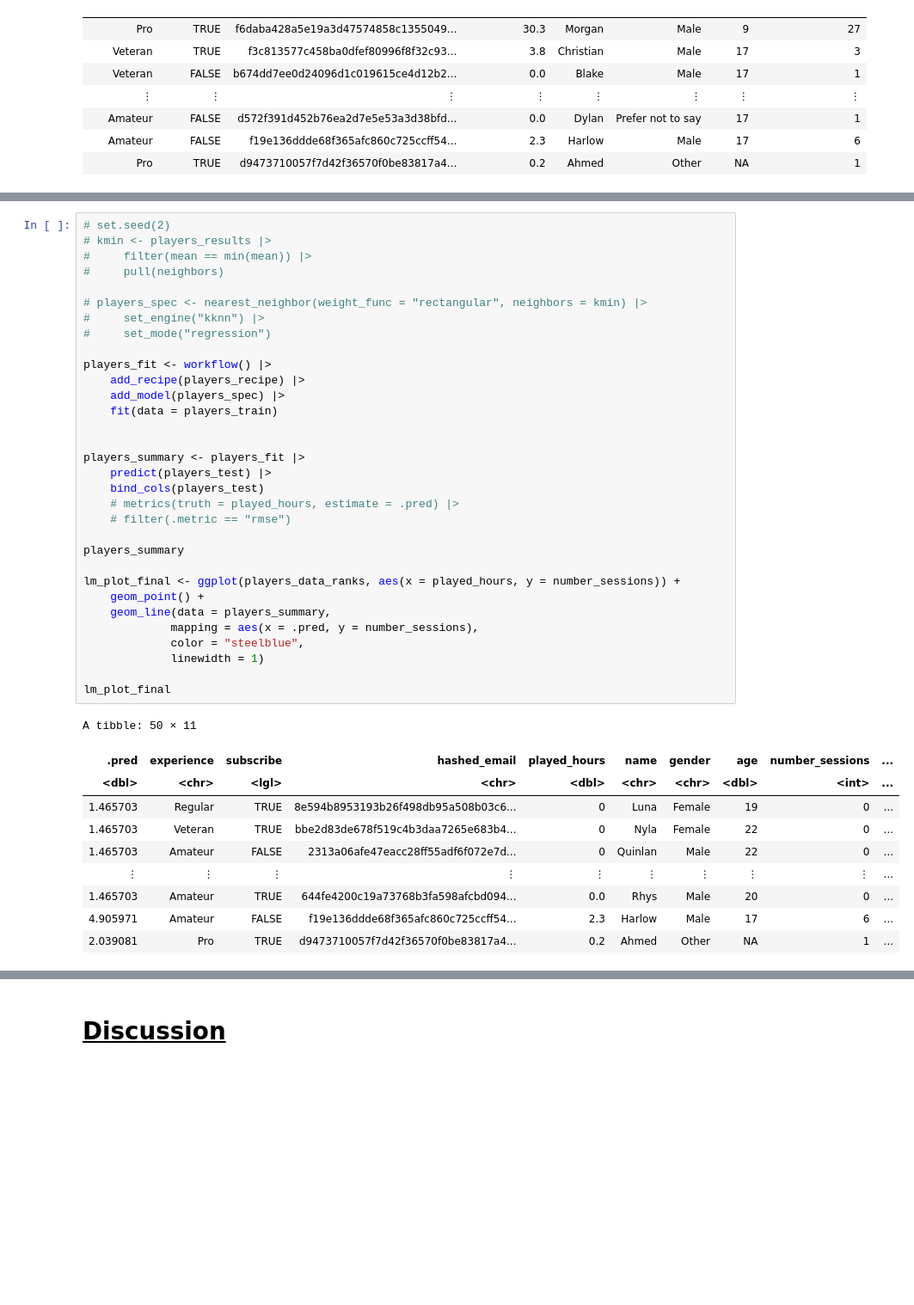
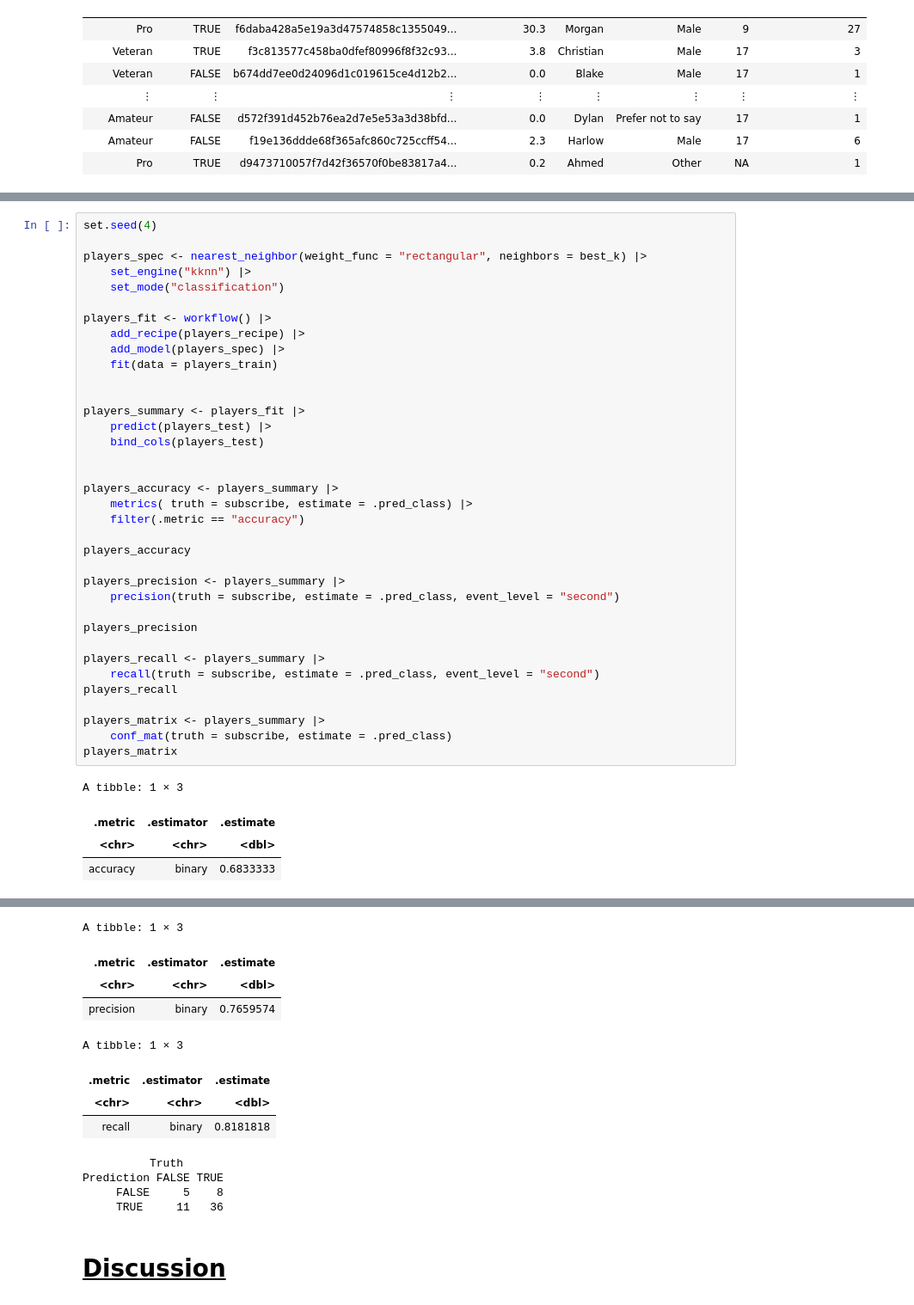
Before and after one commit to Alonso181006/dsci-100-2024w2-group-005-30, a Jupyter notebook: Project.ipynb, the cells around one changed output, grey strips where cells are left out. Shown at 86% size. Cells and saved outputs as stored; diff of their text form; blank space fills up the shorter version.

Commit message:
Update Classification and Plots

```diff
--- a/Project.ipynb
+++ b/Project.ipynb
@@ -188,43 +174,41 @@ players_spec <- linear_reg() |>
 # %%
-# set.seed(2)
-# kmin <- players_results |>
-#     filter(mean == min(mean)) |>
-#     pull(neighbors)
+set.seed(4)
 
-# players_spec <- nearest_neighbor(weight_func = "rectangular", neighbors = kmin) |>
-#     set_engine("kknn") |>
-#     set_mode("regression")
+players_spec <- nearest_neighbor(weight_func = "rectangular", neighbors = best_k) |>
+    set_engine("kknn") |>
+    set_mode("classification")
 
 players_fit <- workflow() |>
     add_recipe(players_recipe) |>
     add_model(players_spec) |>
     fit(data = players_train)
 
 
 players_summary <- players_fit |>
     predict(players_test) |>
     bind_cols(players_test)
-    # metrics(truth = played_hours, estimate = .pred) |>
-    # filter(.metric == "rmse")
 
-players_summary
 
-lm_plot_final <- ggplot(players_data_ranks, aes(x = played_hours, y = number_sessions)) +
-    geom_point() +
-    geom_line(data = players_summary,
-             mapping = aes(x = .pred, y = number_sessions),
-             color = "steelblue",
-             linewidth = 1)
+players_accuracy <- players_summary |>
+    metrics( truth = subscribe, estimate = .pred_class) |>
+    filter(.metric == "accuracy")
 
-lm_plot_final
+players_accuracy
+
+players_precision <- players_summary |>
+    precision(truth = subscribe, estimate = .pred_class, event_level = "second")
+
+players_precision
+
+players_recall <- players_summary |>
+    recall(truth = subscribe, estimate = .pred_class, event_level = "second")
+players_recall
+
+players_matrix <- players_summary |>
+    conf_mat(truth = subscribe, estimate = .pred_class)
+players_matrix
 # %% [output]
-A tibble: 50 × 11
+A tibble: 1 × 3
-| .pred | experience | subscribe | hashed_email | played_hours | name | gender | age | number_sessions | ... |
-| <dbl> | <chr> | <lgl> | <chr> | <dbl> | <chr> | <chr> | <dbl> | <int> | ... |
-| 1.465703 | Regular | TRUE | 8e594b8953193b26f498db95a508b03c6... | 0 | Luna | Female | 19 | 0 | ... |
-| 1.465703 | Veteran | TRUE | bbe2d83de678f519c4b3daa7265e683b4... | 0 | Nyla | Female | 22 | 0 | ... |
-| 1.465703 | Amateur | FALSE | 2313a06afe47eacc28ff55adf6f072e7d... | 0 | Quinlan | Male | 22 | 0 | ... |
-| ⋮ | ⋮ | ⋮ | ⋮ | ⋮ | ⋮ | ⋮ | ⋮ | ⋮ | ... |
-| 1.465703 | Amateur | TRUE | 644fe4200c19a73768b3fa598afcbd094... | 0.0 | Rhys | Male | 20 | 0 | ... |
-| 4.905971 | Amateur | FALSE | f19e136ddde68f365afc860c725ccff54... | 2.3 | Harlow | Male | 17 | 6 | ... |
-| 2.039081 | Pro | TRUE | d9473710057f7d42f36570f0be83817a4... | 0.2 | Ahmed | Other | NA | 1 | ... |
+| .metric | .estimator | .estimate |
+| <chr> | <chr> | <dbl> |
+| accuracy | binary | 0.6833333 |
@@ -232,3 +215,15 @@ A tibble: 50 × 11
+A tibble: 1 × 3
+| .metric | .estimator | .estimate |
+| <chr> | <chr> | <dbl> |
+| precision | binary | 0.7659574 |
+A tibble: 1 × 3
+| .metric | .estimator | .estimate |
+| <chr> | <chr> | <dbl> |
+| recall | binary | 0.8181818 |
+          Truth
+Prediction FALSE TRUE
+     FALSE     5    8
+     TRUE     11   36
 # %% [markdown]
 **<ins>Discussion</ins>**
 ==
```
Also changed, not shown: parts of 4 cells of this notebook.
